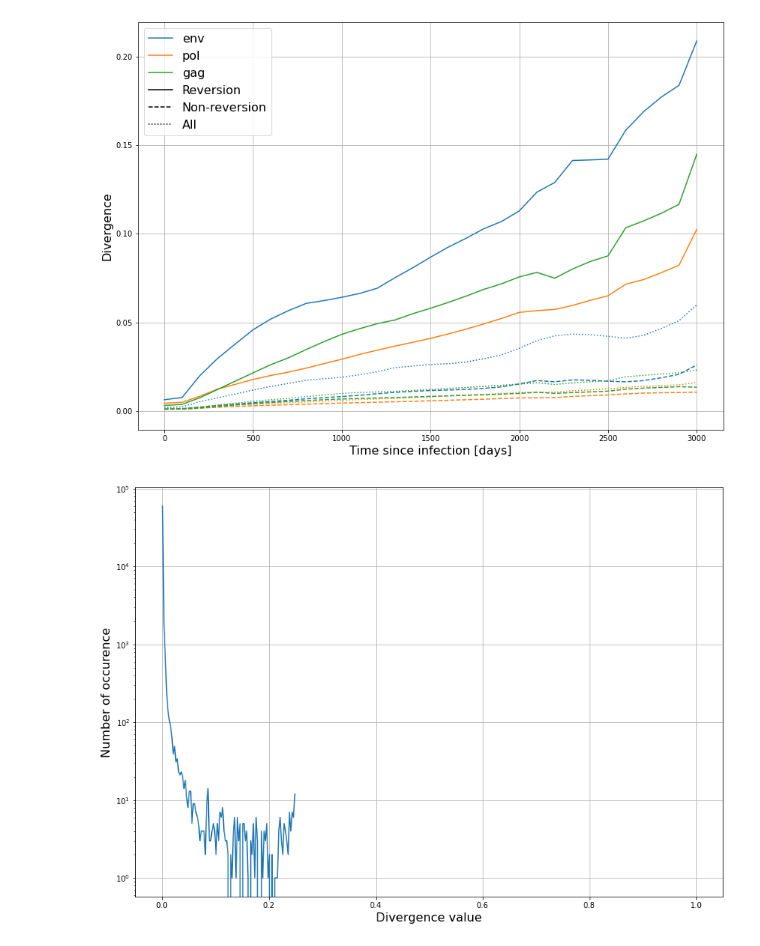
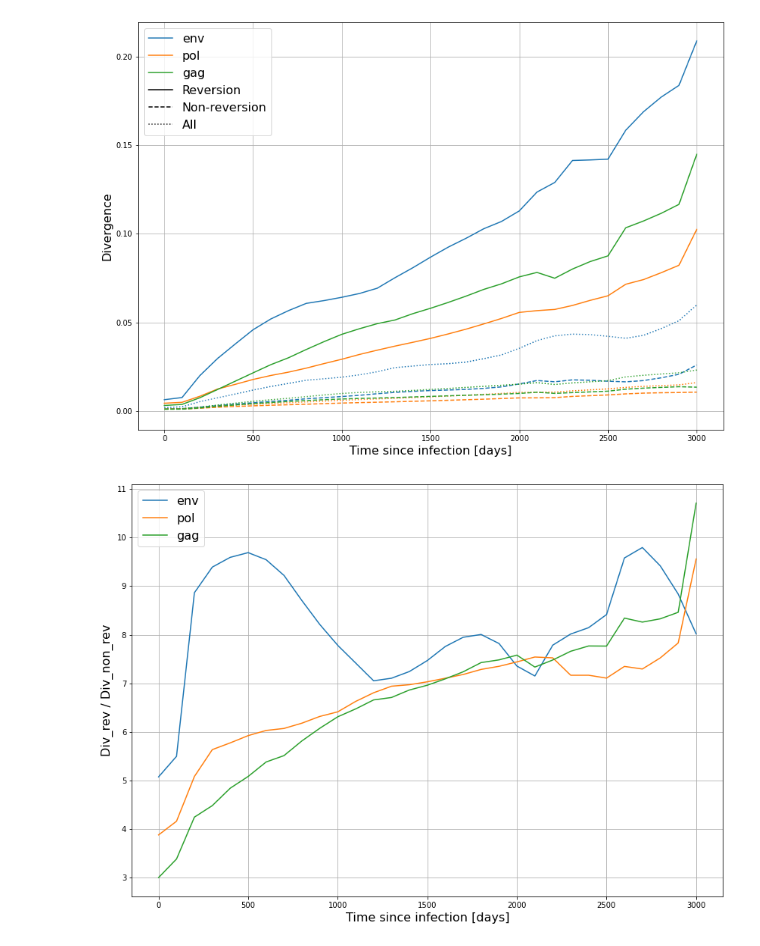
Before and after one commit to neherlab/HIVEVO_recombination, a Jupyter notebook: notebooks/paper_draft/divergence.ipynb, the cells around one changed output. Drawn from its saved outputs; the diff is of its cells as text; code cells hidden in the pictures.

```diff
--- a/notebooks/paper_draft/divergence.ipynb
+++ b/notebooks/paper_draft/divergence.ipynb
@@ -29,25 +29,18 @@ plt.legend(fontsize=fontsize)
 plt.show()
 # %% [output]
 [figure]
-# %%
-# first timepoints
-patient_names = ["p1", "p2", "p3", "p4", "p5", "p6", "p8", "p9", "p11"]
-all_div_vector = np.array([])
-for ii, region in enumerate(["env", "pol", "gag"]):
-    for patient_name in patient_names:
-        all_div_vector = np.concatenate(
-            (all_div_vector, divergence_dict[region][patient_name]["div_matrix"][0, :].flatten()))
-
-hist, bins = np.histogram(all_div_vector, bins=100)
-bins = 0.5*(bins[:-1] + bins[1:])
-
-plt.figure(figsize=(14,10))
-plt.plot(bins, hist)
-plt.grid()
-plt.xlabel("Divergence value", fontsize=16)
-plt.ylabel("Number of occurence", fontsize=16)
-plt.yscale("log")
-plt.xlim([-0.05,1.05])
-plt.show()
-# %% [output]
-[figure, removed]
+# %%
+# Relative divergence
+colors = ["C0", "C1", "C2", "C3", "C4", "C5", "C6", "C7", "C8", "C9"]
+fontsize = 16
+
+plt.figure(figsize=(14, 10))
+for ii, region in enumerate(["env","pol","gag"]):
+    plt.plot(time_average, divergence_dict[region]["all"]["rev"]/divergence_dict[region]["all"]["non_rev"], '-', color=colors[ii], label=region)
+plt.grid()
+plt.xlabel("Time since infection [days]", fontsize=fontsize)
+plt.ylabel("Div_rev / Div_non_rev", fontsize=fontsize)
+plt.legend(fontsize=fontsize)
+plt.show()
+# %% [output]
+[figure, added]
```
Also changed, not shown: parts of 5 cells of this notebook, 3 other files.
